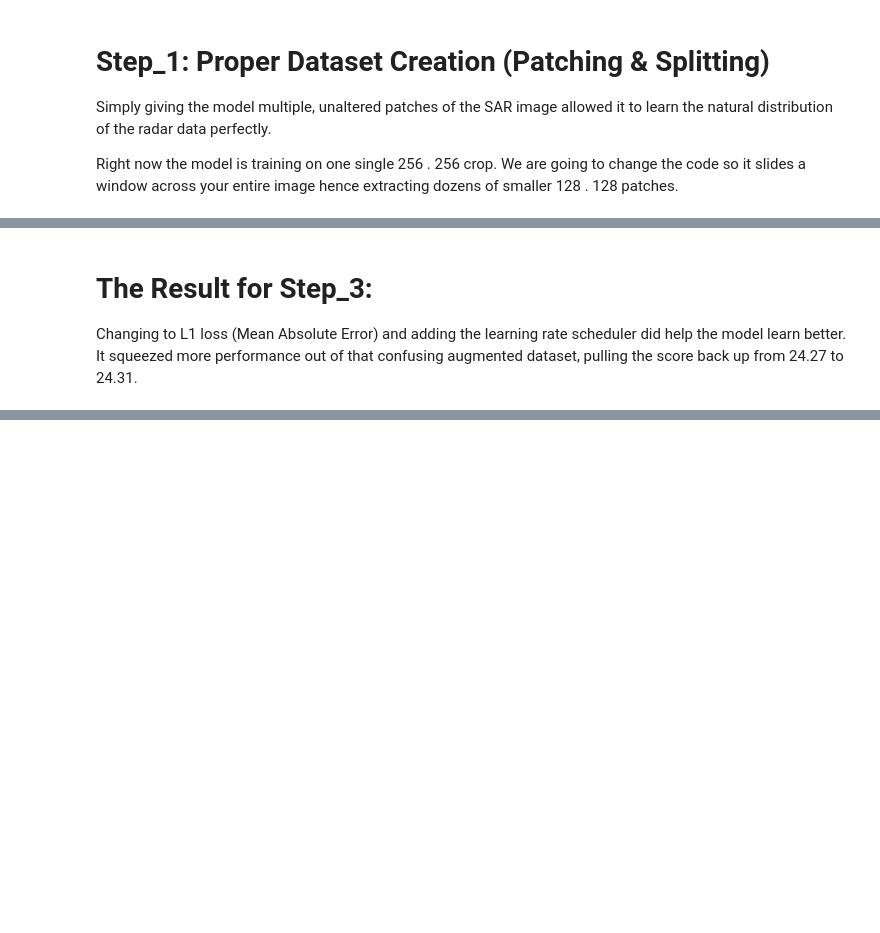
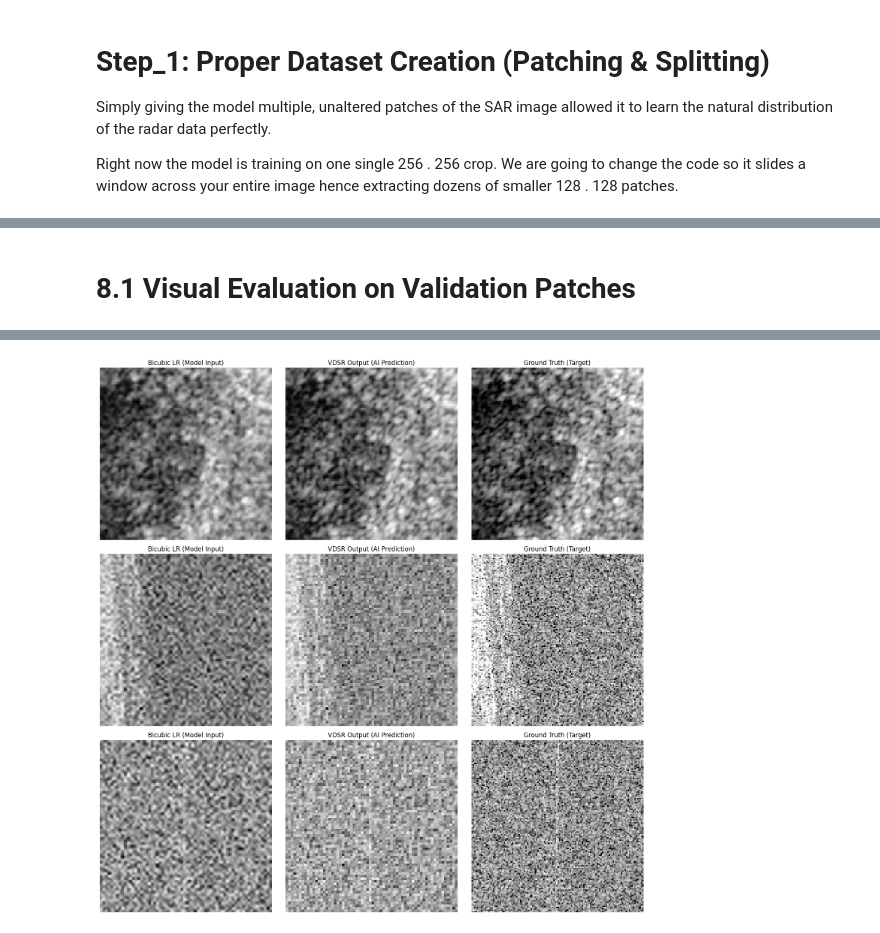
Before and after one commit to gabrieldanho9988-sys/Machine_Vision_Group_Project, a Jupyter notebook: Project_Synthetic_Aperture_Radar_(SAR)_Super_Resolution_(SR)_using_AI_.ipynb, the cells around one changed output, grey strips where cells are left out. Saved outputs shown, nothing was run; the diff lists cells and outputs as text; code cells hidden in the pictures; blank space fills up the shorter version.

```diff
--- a/Project_Synthetic_Aperture_Radar_(SAR)_Super_Resolution_(SR)_using_AI_.ipynb
+++ b/Project_Synthetic_Aperture_Radar_(SAR)_Super_Resolution_(SR)_using_AI_.ipynb
@@ -911,6 +856,45 @@ Val SSIM: 0.6413
-# %% [markdown]
-# The Result for Step_3:
-
-
-
-Changing to L1 loss (Mean Absolute Error) and adding the learning rate scheduler did help the model learn better. It squeezed more performance out of that confusing augmented dataset, pulling the score back up from 24.27 to 24.31.
+# %% [markdown]
+# 8.1 Visual Evaluation on Validation Patches
+# %%
+import matplotlib.pyplot as plt
+import numpy as np
+
+print("Generating predictions on the validation set...")
+
+# 1. Pick 3 random indices from the validation set
+num_samples = 3
+random_indices = np.random.choice(len(X_val_basic), num_samples, replace=False)
+
+# 2. Extract the specific patches
+lr_samples = X_val_basic[random_indices]
+hr_samples = Y_val_basic[random_indices]
+
+# 3. Predict the High-Res patches using your trained model
+# Note: Ensure you are using the exact variable name of your final model (e.g., vdsr_final)
+predicted_hr_samples = vdsr_final.predict(lr_samples)
+
+# 4. Plot the results side-by-side
+plt.figure(figsize=(15, 5 * num_samples))
+
+for i in range(num_samples):
+    # Bicubic LR Input
+    plt.subplot(num_samples, 3, i * 3 + 1)
+    plt.title("Bicubic LR (Model Input)")
+    plt.imshow(lr_samples[i, :, :, 0], cmap='gray')
+    plt.axis('off')
+
+    # VDSR Output
+    plt.subplot(num_samples, 3, i * 3 + 2)
+    plt.title("VDSR Output (AI Prediction)")
+    plt.imshow(predicted_hr_samples[i, :, :, 0], cmap='gray')
+    plt.axis('off')
+
+    # Ground Truth HR
+    plt.subplot(num_samples, 3, i * 3 + 3)
+    plt.title("Ground Truth (Target)")
+    plt.imshow(hr_samples[i, :, :, 0], cmap='gray')
+    plt.axis('off')
+
+plt.tight_layout()
+plt.show()
+# %% [output]
@@ -916,0 +903 @@ Changing to L1 loss (Mean Absolute Error) and adding the learning rate scheduler
+[figure, added]
```
Also changed, not shown: parts of 34 cells of this notebook.
